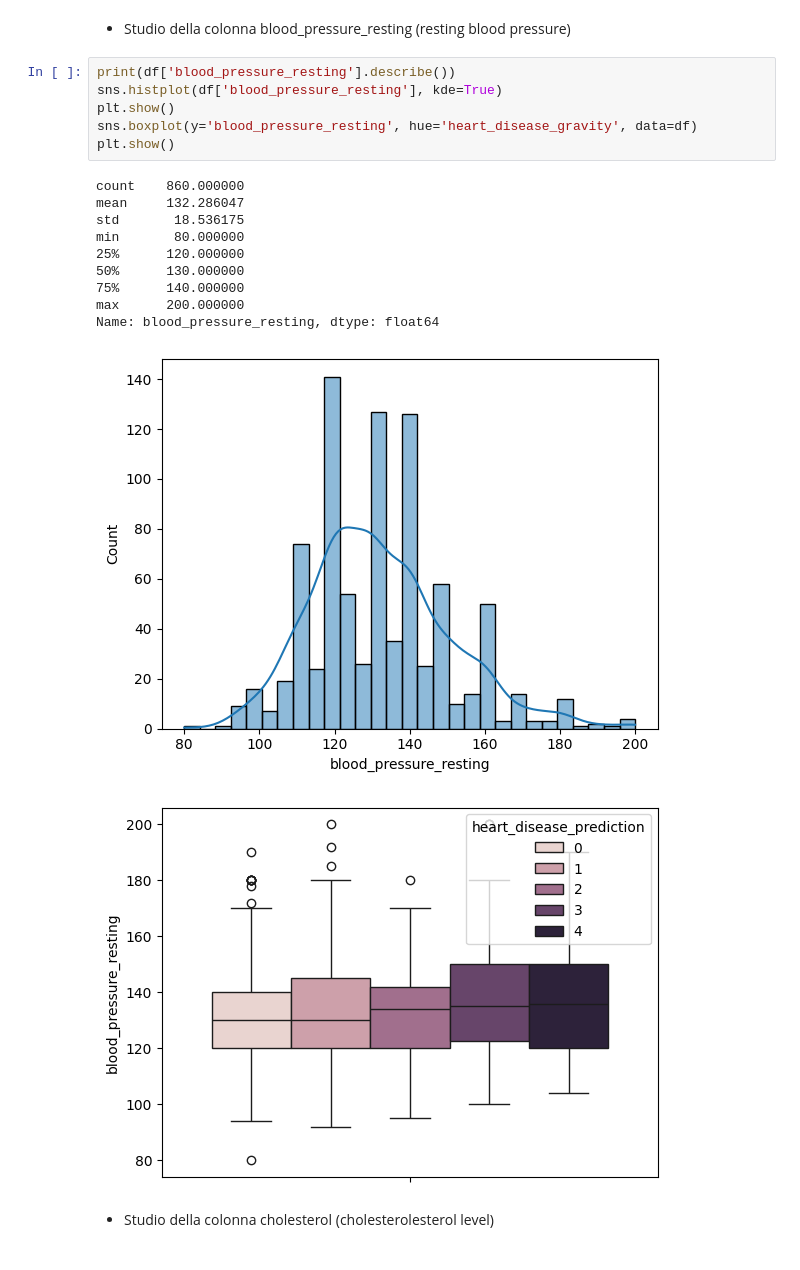
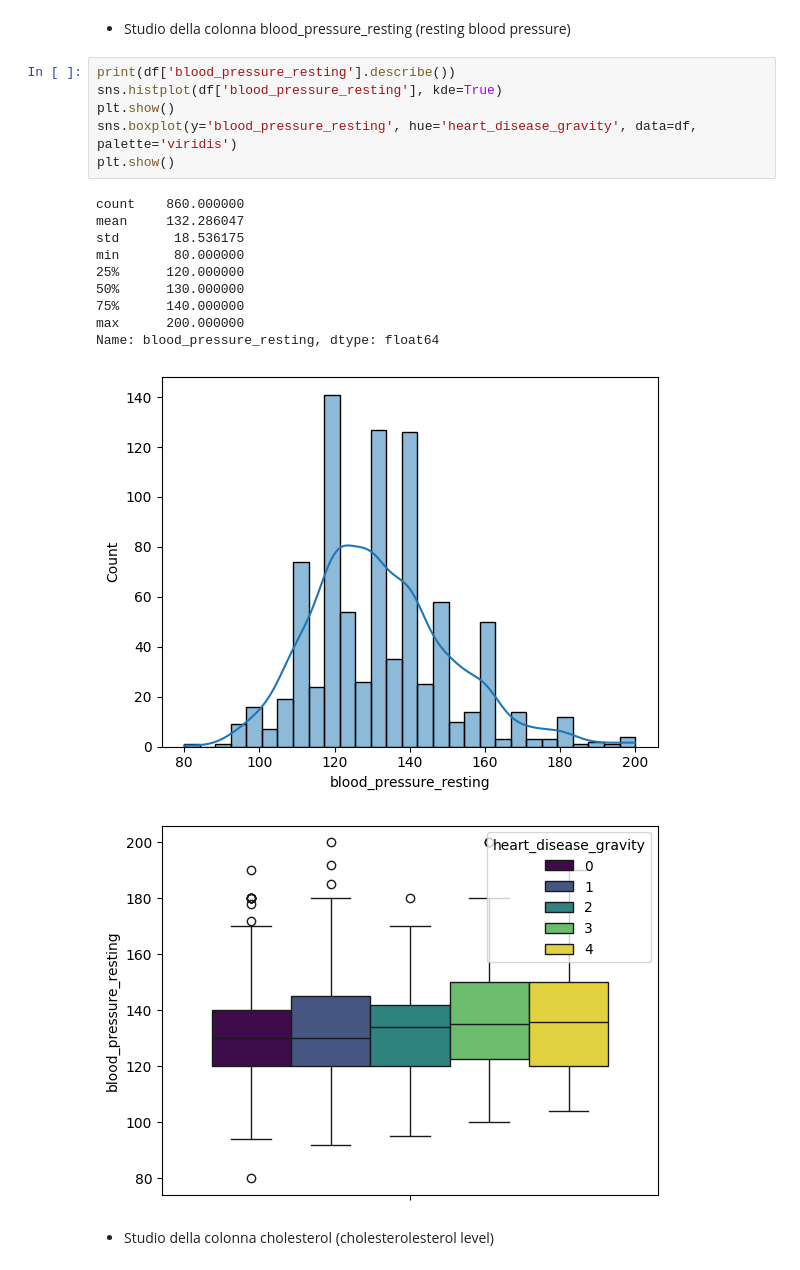
Before and after one commit to PaoloWalsh/medical-diagnosis-aid, a Jupyter notebook: notebooks/heart_data_analysis.ipynb, the cells around one changed output. Cells and saved outputs as stored; diff of their text form.

```diff
--- a/notebooks/heart_data_analysis.ipynb
+++ b/notebooks/heart_data_analysis.ipynb
@@ -226,21 +227,21 @@ sns.histplot(df, x='age', hue='chest_pain_type', multiple='stack')
 # %%
 print(df['blood_pressure_resting'].describe())
 sns.histplot(df['blood_pressure_resting'], kde=True)
 plt.show()
-sns.boxplot(y='blood_pressure_resting', hue='heart_disease_gravity', data=df)
+sns.boxplot(y='blood_pressure_resting', hue='heart_disease_gravity', data=df, palette='viridis')
 plt.show()
 # %% [output]
 count    860.000000
 mean     132.286047
 std       18.536175
 min       80.000000
 25%      120.000000
 50%      130.000000
 75%      140.000000
 max      200.000000
 Name: blood_pressure_resting, dtype: float64
 [figure]
-[figure, old version]
+[figure, new version]
 # %% [markdown]
 - Studio della colonna cholesterol (cholesterolesterol level)
 # %%
```
Also changed, not shown: parts of 8 cells of this notebook.
